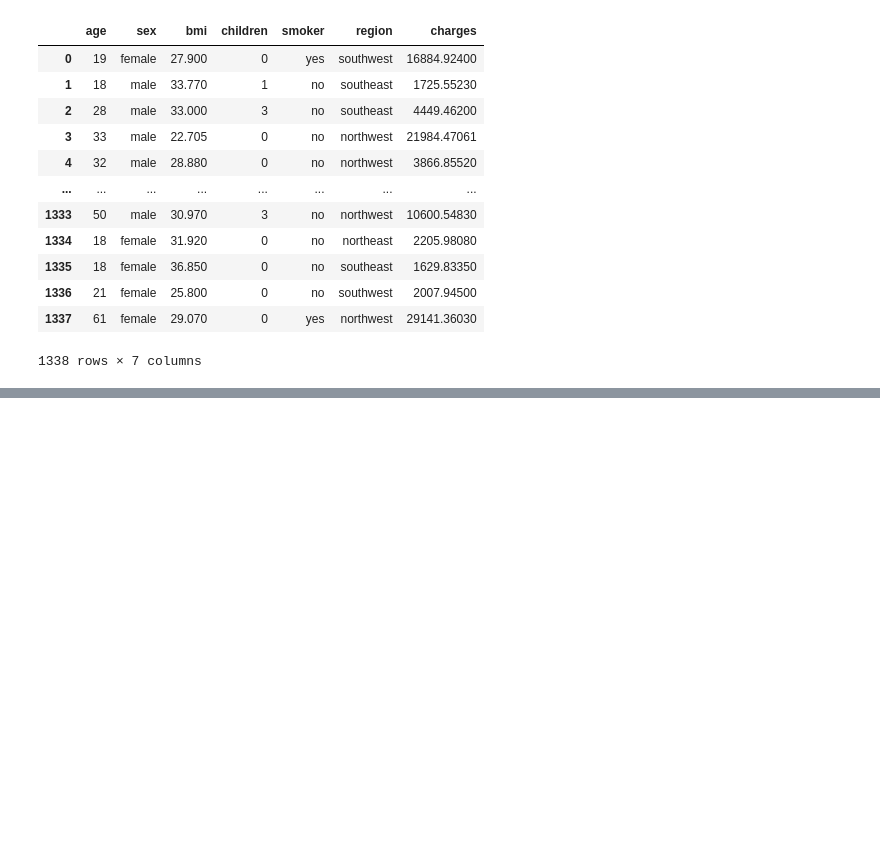
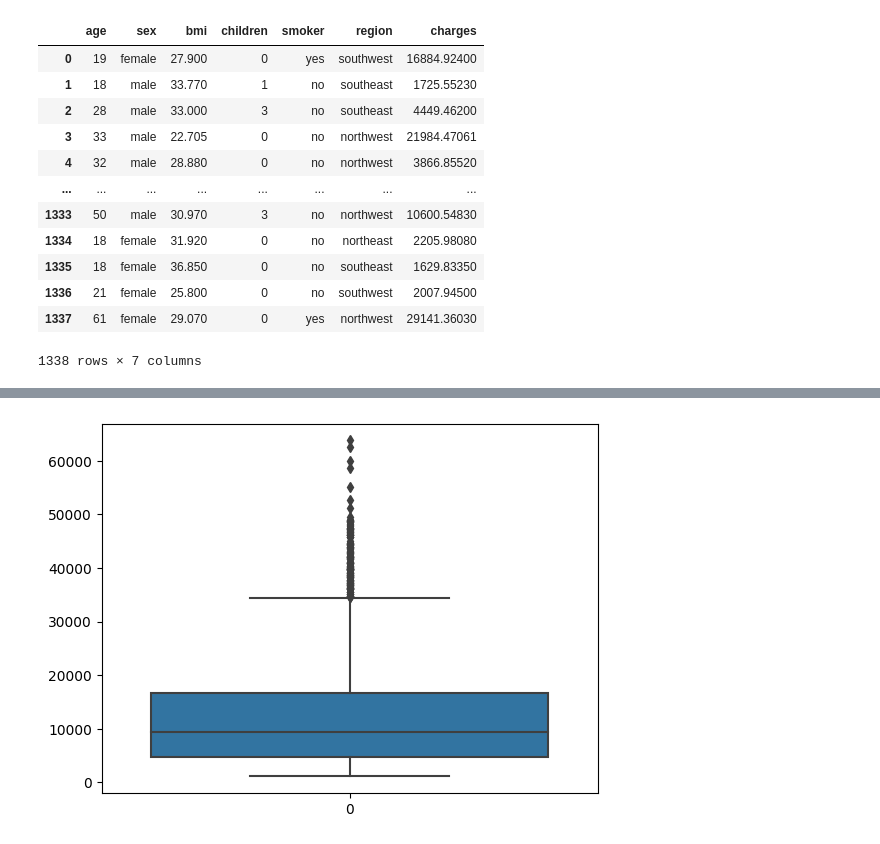
Before and after one commit to Benalieur/assurance, a Jupyter notebook: notebooks/analys.ipynb, the cells around one changed output, grey strips where cells are left out. Drawn from its saved outputs; the diff is of its cells as text; code cells hidden in the pictures; blank space fills up the shorter version.

```diff
--- a/notebooks/analys.ipynb
+++ b/notebooks/analys.ipynb
@@ -25,0 +52,4 @@ df
+# %%
+df.drop_duplicates(inplace=True)
+
+df
@@ -25,0 +114,5 @@ df
+# %%
+sns.boxplot(df['charges'])
+plt.show()
+# %% [output]
+[figure, added]
```
Also changed, not shown: parts of 23 cells of this notebook.
